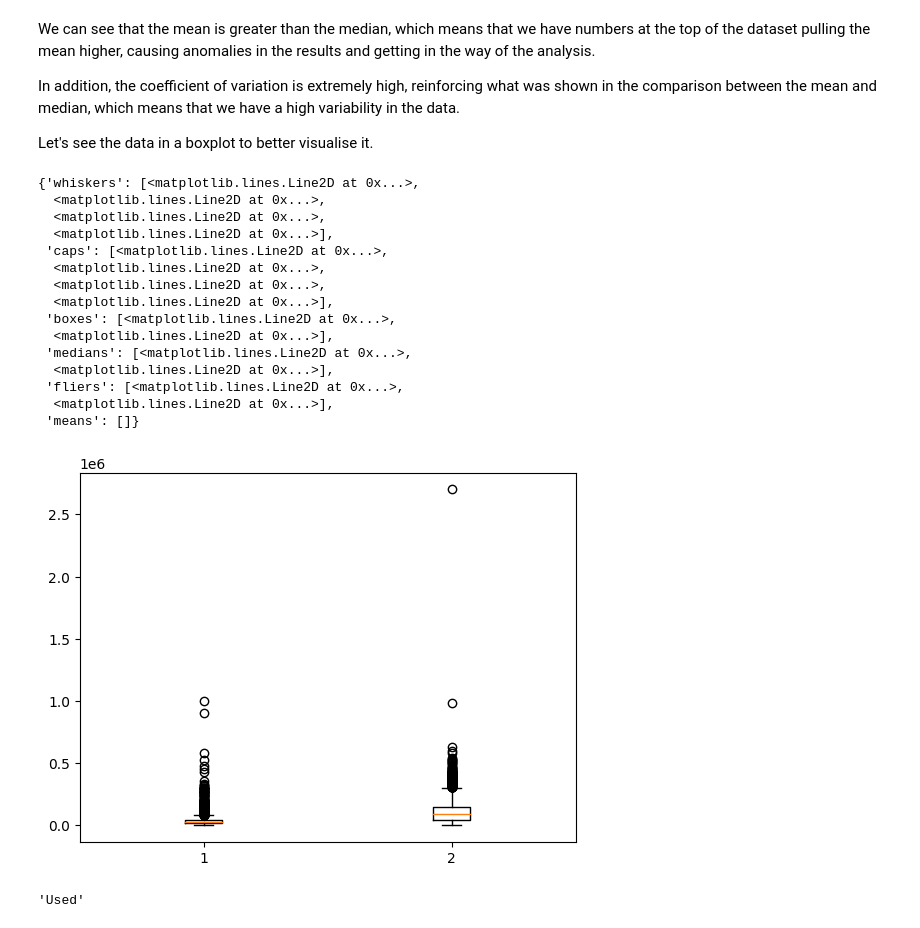
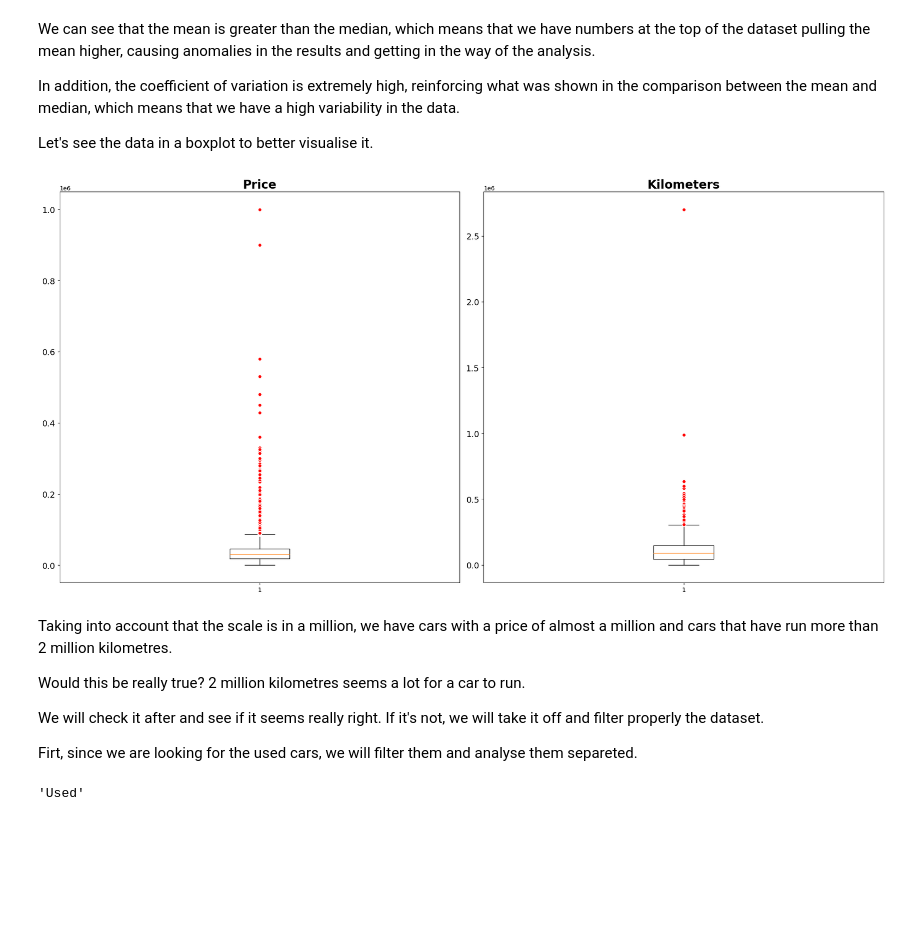
Before and after one commit to thaynanff/Data-Science-Projects, a Jupyter notebook: Data Science and Analytics/8. Australian Automotive Market/Australian Automotive Market.ipynb, the cells around one changed output. Drawn from its saved outputs; the diff is of its cells as text; code cells hidden in the pictures; blank space fills up the shorter version.

Commit message:
Creating the boxplots

```diff
--- a/Data Science and Analytics/8. Australian Automotive Market/Australian Automotive Market.ipynb
+++ b/Data Science and Analytics/8. Australian Automotive Market/Australian Automotive Market.ipynb
@@ -136,27 +136,27 @@ We can see that the mean is greater than the median, which means that we have nu
 In addition, the coefficient of variation is extremely high, reinforcing what was shown in the comparison between the mean and median, which means that we have a high variability in the data.
 
 Let's see the data in a boxplot to better visualise it.
-# %%
-fig, axs = plt.subplots()
-
-axs.boxplot(df.loc[:,['Price', 'Kilometers']])
-# %% [output]
-{'whiskers': [<matplotlib.lines.Line2D at 0x...>,
-  <matplotlib.lines.Line2D at 0x...>,
-  <matplotlib.lines.Line2D at 0x...>,
-  <matplotlib.lines.Line2D at 0x...>],
- 'caps': [<matplotlib.lines.Line2D at 0x...>,
-  <matplotlib.lines.Line2D at 0x...>,
-  <matplotlib.lines.Line2D at 0x...>,
-  <matplotlib.lines.Line2D at 0x...>],
- 'boxes': [<matplotlib.lines.Line2D at 0x...>,
-  <matplotlib.lines.Line2D at 0x...>],
- 'medians': [<matplotlib.lines.Line2D at 0x...>,
-  <matplotlib.lines.Line2D at 0x...>],
- 'fliers': [<matplotlib.lines.Line2D at 0x...>,
-  <matplotlib.lines.Line2D at 0x...>],
- 'means': []}
-[figure, removed]
+# %%
+red_circle = dict(markerfacecolor='red', marker='o', markeredgecolor='white')
+
+fix, axs = plt.subplots(1,2, figsize=(20,10))
+
+for i, ax in enumerate(axs.flat):
+  ax.boxplot(df.loc[:,['Price', 'Kilometers']].iloc[:,i], flierprops=red_circle)
+  ax.set_title(df.loc[:,['Price', 'Kilometers']].columns[i], fontsize=20, fontweight='bold')
+  ax.tick_params(axis='y', labelsize=14)
+
+plt.tight_layout()
+# %% [output]
+[figure, added]
+# %% [markdown]
+Taking into account that the scale is in a million, we have cars with a price of almost a million and cars that have run more than 2 million kilometres.
+
+Would this be really true? 2 million kilometres seems a lot for a car to run.
+
+We will check it after and see if it seems really right. If it's not, we will take it off and filter properly the dataset.
+
+Firt, since we are looking for the used cars, we will filter them and analyse them separeted.
 # %%
 df2 = df.copy()
 
```
